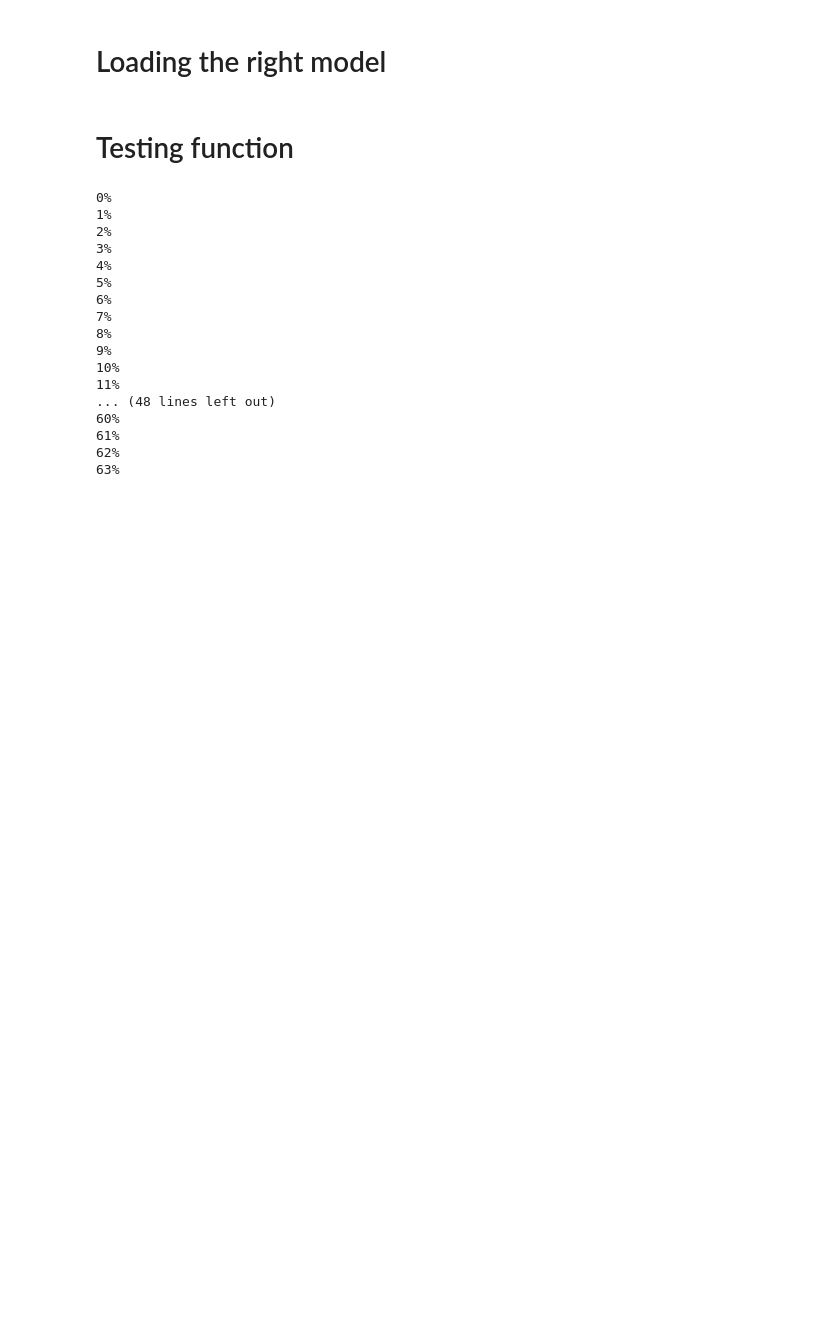
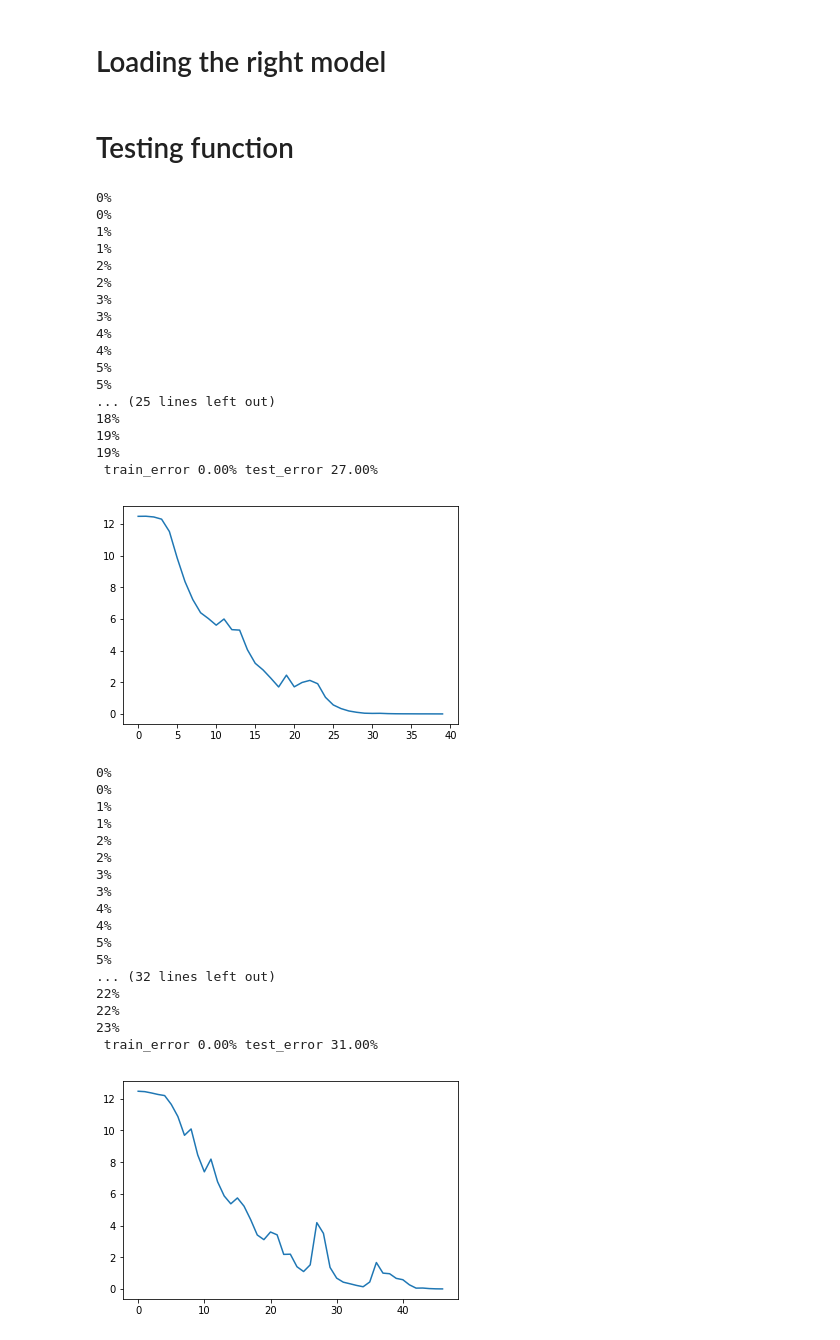
Before and after one commit to vndk36/DLC_mini_project_1, a Jupyter notebook: MiniProject1_DLC.ipynb, the cells around one changed output. Saved outputs shown, nothing was run; the diff lists cells and outputs as text; code cells hidden in the pictures; blank space fills up the shorter version.

```diff
--- a/MiniProject1_DLC.ipynb
+++ b/MiniProject1_DLC.ipynb
@@ -269,2 +404,28 @@ class Net(nn.Module):
+# %%
+class NetOLDANDDUMB2(nn.Module):
+    def __init__(self, nb_hidden):
+        super(NetOLDANDDUMB2, self).__init__()
+        self.conv1 = nn.Conv1d(28, 64, kernel_size=3)
+        self.conv2 = nn.Conv1d(64, 64, kernel_size=3)
+        #self.conv3 = nn.Conv1d(32, 32, kernel_size=3)
+        self.fc1 = nn.Linear(64*11, nb_hidden)
+
+        self.fc2 = nn.Linear(nb_hidden, 30)
+        self.fc3 = nn.Linear(30, 2)
+        #self.dropout = nn.Dropout()
+
+
+    def forward(self, x):
+        nn.Dropout(p = 0.7)
+        x = F.relu(F.max_pool1d(self.conv1(x), kernel_size=2, stride=2))
+        nn.Dropout(p = 0.7)
+        x = F.relu(F.max_pool1d(self.conv2(x), kernel_size=2, stride=2))
+        #x = F.relu(F.max_pool1d(self.conv3(x), kernel_size=2, stride=2))
+        x = F.relu(self.fc1(x.view(-1,x.data.size()[1]* x.data.size()[2])))
+        x = F.relu(self.fc2(x))
+        #x = F.relu(self.fc2(x))
+        #x = self.dropout(x)
+        x = self.fc3(x)
+        return x
 # %% [markdown]
 # Loading the right model
@@ -273,42 +432,63 @@ model = Net(200)
+# %%
+model = NetOLDANDDUMB2(150)
 # %% [markdown]
 # Testing function
 # %%
 # test multiple prior init
-nb_epochs =  100
+nb_epochs =  200
 batch_size = 50
 
 
 nb_training = 3
 
 for i in range(0,nb_training):
     for p in model.parameters(): p.data.normal_(0, 0.01)
     loss_plot = []
-    train_model(model, train_input, train_target, loss_plot, nb_epochs, batch_size = batch_size)
+    epochs_reached = train_model(model, train_input, train_target, loss_plot, nb_epochs, batch_size = batch_size)
 
 
 
     print(' train_error {:.02f}% test_error {:.02f}%'.format(
                 compute_nb_errors(model, train_input, train_target, 20) / train_input.size(0) * 100,
                 compute_nb_errors(model, test_input, test_target, 50) / test_input.size(0) * 100))
     #loss_plot
     for p in model.parameters(): p.data.normal_(0, 0.01)
-    plt.plot(range(nb_epochs),loss_plot)
+    plt.plot(range(epochs_reached+1),loss_plot)
     plt.show()
 # %% [output]
+0%
 0%
 1%
+1%
+2%
 2%
 3%
+3%
+4%
 4%
 5%
-6%
-7%
-8%
-9%
-10%
-11%
-... (48 lines left out)
-60%
-61%
-62%
-63%
+5%
+... (25 lines left out)
+18%
+19%
+19%
+ train_error 0.00% test_error 27.00%
+[figure, added]
+0%
+0%
+1%
+1%
+2%
+2%
+3%
+3%
+4%
+4%
+5%
+5%
+... (32 lines left out)
+22%
+22%
+23%
+ train_error 0.00% test_error 31.00%
+[figure, added]
```
Also changed, not shown: parts of 13 cells of this notebook.
